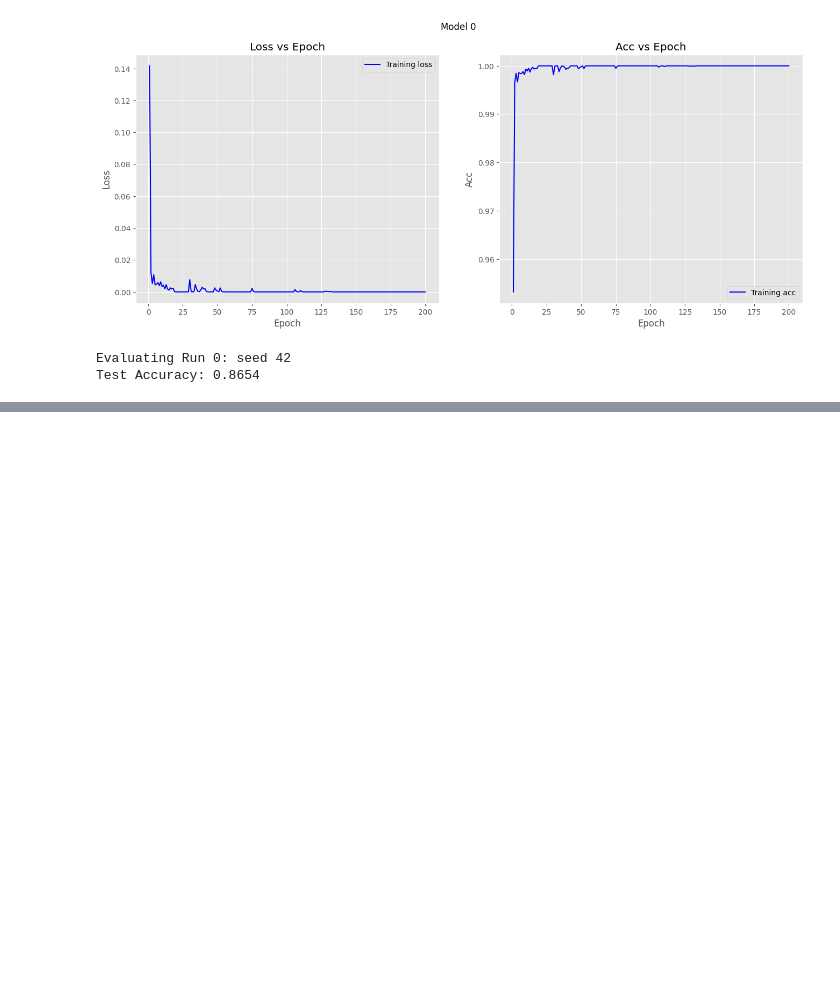
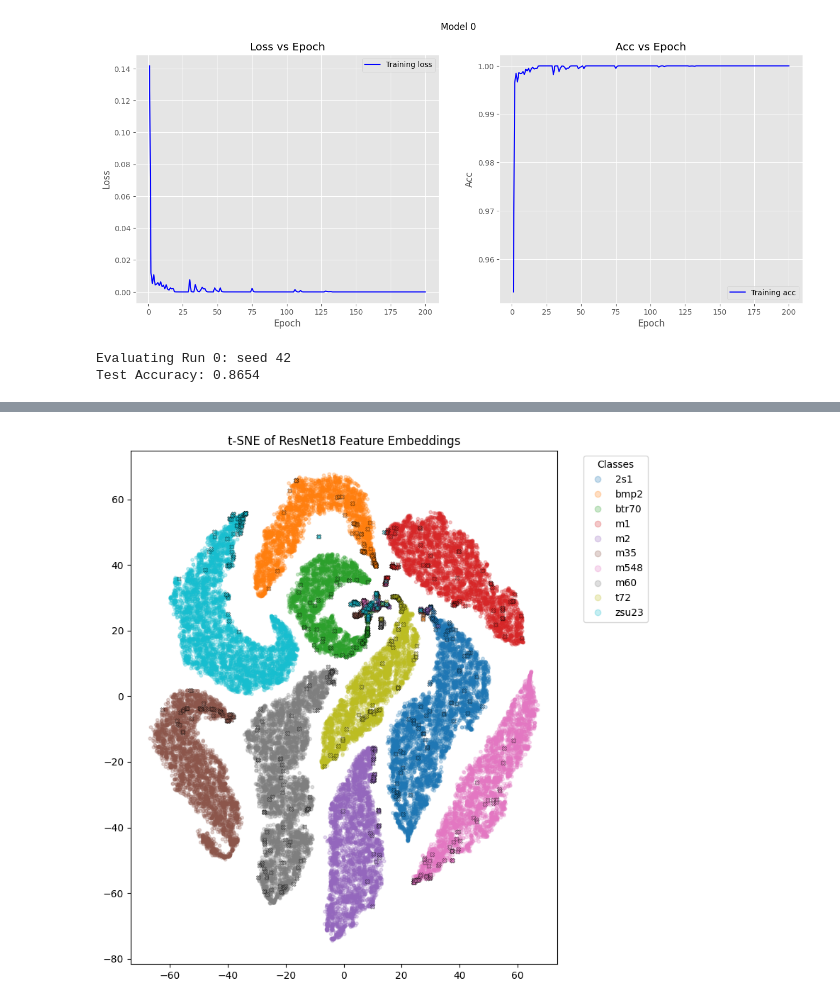
Before and after one commit to alvin-ng44/SAR_ML, a Jupyter notebook: notebooks/SSR/S2/32_clutter_measured.ipynb, the cells around one changed output, grey strips where cells are left out. Cells and saved outputs as stored; diff of their text form; code cells hidden in the pictures; blank space fills up the shorter version.

Commit message:
updated tsne and umaps for the clutter experiment - lambda

```diff
--- a/notebooks/SSR/S2/32_clutter_measured.ipynb
+++ b/notebooks/SSR/S2/32_clutter_measured.ipynb
@@ -95,7 +94,7 @@ import pickle
 #     pickle.dump(clutter_cache_lst, f)
 
 # Load
-with open(os.path.join(workspace, "weights/SSR/Experiment_2/clutter_cache.pkl"), "rb") as f:
+with open(os.path.join(workspace, "weights/SSR/Experiment_2/32_clutter/32_clutter_cache.pkl"), "rb") as f:
     clutter_cache_lst = pickle.load(f)
 # %%
 big_meas_ds = ConcatDataset([
@@ -340,3 +339,6 @@ for i, seed in enumerate(seed_lst):
 # %% [output]
 Evaluating Run 0: seed 42
 Test Accuracy: 0.8654
+# %%
+combined_ds = ConcatDataset([train_ds, test_ds])
+combined_loader = DataLoader(combined_ds, batch_size=64, shuffle=False, num_workers=12, pin_memory=True, persistent_workers=True)
@@ -342,0 +389,85 @@ Test Accuracy: 0.8654
+# %%
+# perplexity = 30, n_neighbors = 100
+# Get class names from the dataset
+class_names = [name for name, idx in sorted(meas_ds.class_to_idx.items(), key=lambda x: x[1])]
+
+n_classes = len(class_names)
+
+plt.figure(figsize=(8, 8))
+scatter = plt.scatter(
+    features_2d[:len(train_ds), 0],
+    features_2d[:len(train_ds), 1],
+    c=labels_list[:len(train_ds)],
+    cmap="tab10",
+    s=10,
+    alpha=0.25,
+    marker = "o",
+    vmin=0, vmax=n_classes - 1
+)
+
+plt.scatter(
+    features_2d[len(train_ds):, 0],
+    features_2d[len(train_ds):, 1],
+    c=labels_list[len(train_ds):],
+    cmap="tab10",
+    s=20,
+    alpha=0.5,
+    linewidths=0.5,
+    marker = "X",
+    edgecolors="k",
+    vmin=0, vmax=n_classes - 1
+)
+
+plt.legend(
+    handles=scatter.legend_elements()[0],
+    labels=class_names,
+    title="Classes",
+    bbox_to_anchor=(1.05, 1),
+    loc="upper left"
+)
+
+plt.title("t-SNE of ResNet18 Feature Embeddings")
+plt.tight_layout()
+plt.show()
+
+plt.figure(figsize=(8, 8))
+scatter = plt.scatter(
+    features_2d[:len(train_ds), 0],
+    features_2d[:len(train_ds), 1],
+    c=labels_list[:len(train_ds)],
+    cmap="tab10",
+    s=10,
+    alpha=0.25,
+    marker = "o",
+    vmin=0, vmax=n_classes - 1
+)
+
+plt.scatter(
+    features_2d[len(train_ds):, 0],
+    features_2d[len(train_ds):, 1],
+    c=labels_list[len(train_ds):],
+    cmap="tab10",
+    s=25,
+    alpha=0.75,
+    linewidths=0.25,
+    marker = "X",
+    edgecolors="k",
+    vmin=0, vmax=n_classes - 1
+)
+
+plt.legend(
+    handles=scatter.legend_elements()[0],
+    labels=class_names,
+    title="Classes",
+    bbox_to_anchor=(1.05, 1),
+    loc="upper left"
+)
+
+plt.xlim(0, 20)
+plt.ylim(20, 40)
+
+plt.title("t-SNE (Centered on test data)")
+plt.tight_layout()
+plt.show()
+# %% [output]
+[figure, added]
```
Also changed, not shown: parts of 6 cells of this notebook, 1 other file.
